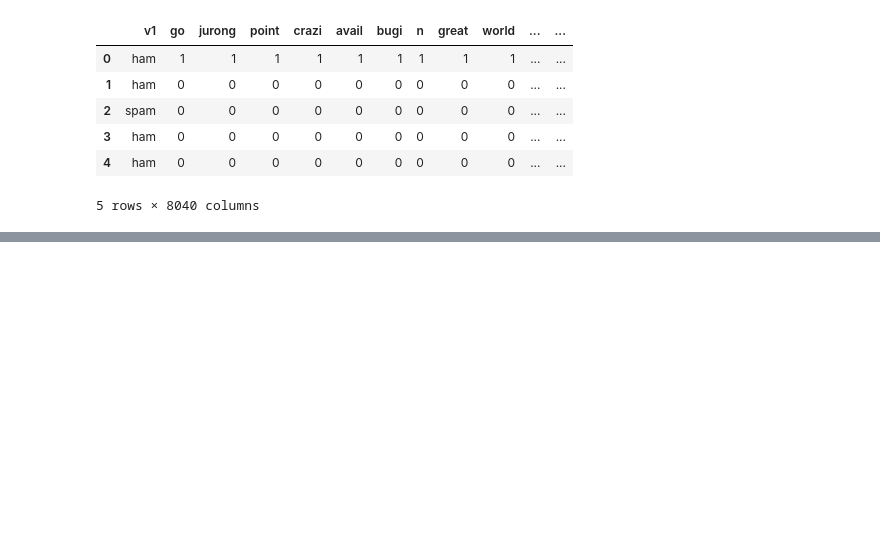
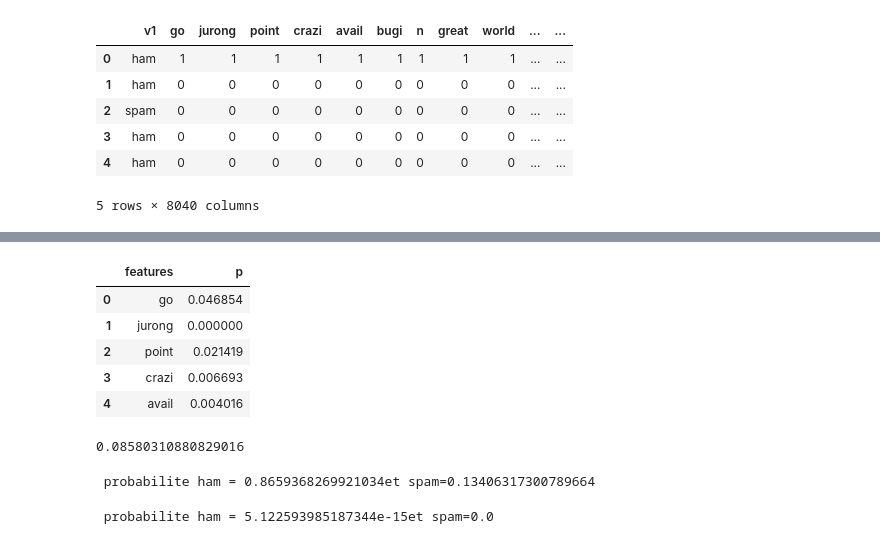
Before and after one commit to guiffopaterne/Bayesian-network, a Jupyter notebook: TP1-2-4248.ipynb, the cells around one changed output, grey strips where cells are left out. Cells and saved outputs as stored; diff of their text form; code cells hidden in the pictures; blank space fills up the shorter version.

```diff
--- a/TP1-2-4248.ipynb
+++ b/TP1-2-4248.ipynb
@@ -335,0 +346,19 @@ array(['ham', 'spam'], dtype=object)
+# %%
+naif.priors_spam.head()
+# %% [output]
+|  | features | p |
+| 0 | go | 0.046854 |
+| 1 | jurong | 0.000000 |
+| 2 | point | 0.021419 |
+| 3 | crazi | 0.006693 |
+| 4 | avail | 0.004016 |
+# %%
+np.sum(naif.priors_ham.loc[naif.priors_ham['features']=='go',"p"])
+# %% [output]
+0.08580310880829016
+# %%
+p_ham= naif.ham.shape[0]/naif.n_samples
+p_spam= naif.spam.shape[0]/naif.n_samples
+print(f' probabilite ham = {p_ham}et spam={p_spam}')
+# %% [output]
+ probabilite ham = 0.8659368269921034et spam=0.13406317300789664
@@ -335,0 +369,4 @@ array(['ham', 'spam'], dtype=object)
+# %%
+print(f' probabilite ham = {p_ham}et spam={p_spam}')
+# %% [output]
+ probabilite ham = 5.122593985187344e-15et spam=0.0
```
Also changed, not shown: parts of 12 cells of this notebook, 1 other file.
